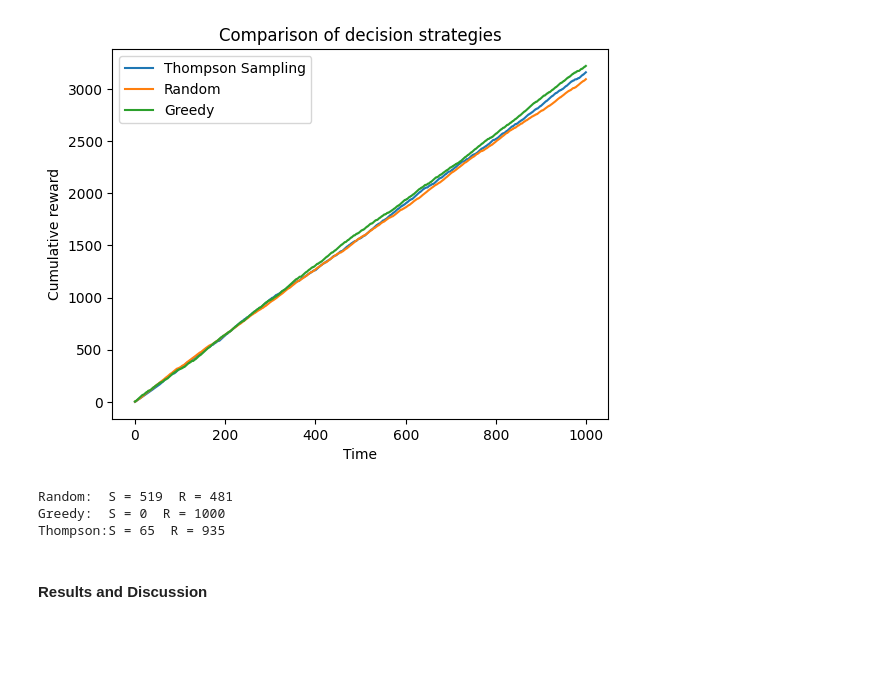
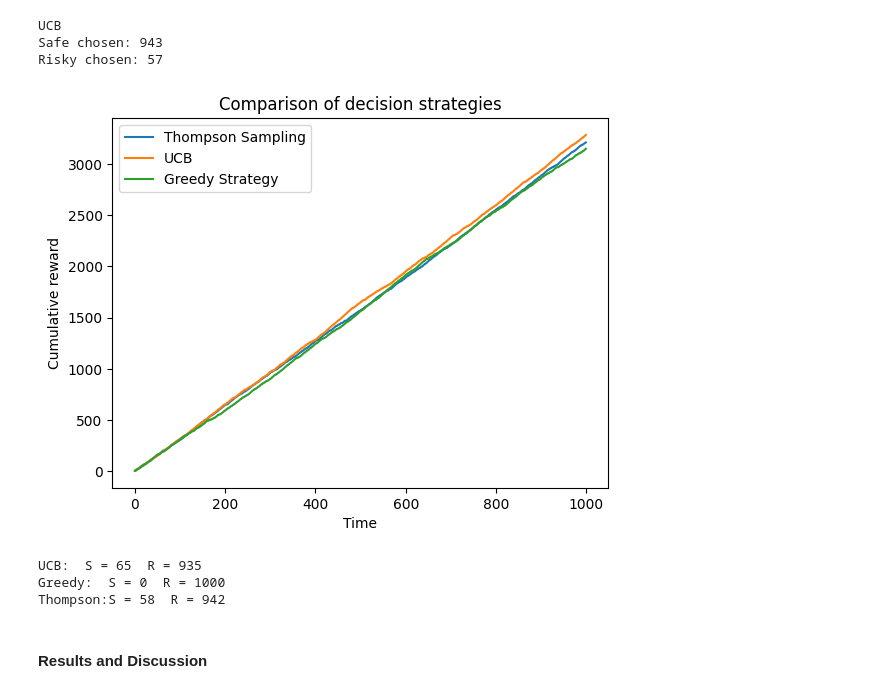
Before and after one commit to rumen111/learning-from-experience, a Jupyter notebook: bayesian_updating.ipynb, the cells around one changed output. Drawn from its saved outputs; the diff is of its cells as text; code cells hidden in the pictures; blank space fills up the shorter version.

```diff
--- a/bayesian_updating.ipynb
+++ b/bayesian_updating.ipynb
@@ -277,62 +265,76 @@ cum_greedy = np.cumsum(rewards_greedy)
 # %%
-# Random exploration simulation
+# UCB strategy (DM learns mean reward; chooses using optimism bonus)
 
-alpha_S = 1
-beta_S = 1
-alpha_R = 1
-beta_R = 1
+choices_ucb = []
+rewards_ucb = []
 
-choices_random = []
-rewards_random = []
+n_S, n_R = 0, 0
+Q_S, Q_R = 0.0, 0.0
 
-for t in range(T):
+c_ucb = 1.0  # exploration parameter
 
-    # choose randomly
-    if np.random.rand() < 0.5:
+for t in range(1, T + 1):
+
+    # ensure each arm is tried once
+    if n_S == 0:
         choice = "S"
+    elif n_R == 0:
+        choice = "R"
     else:
-        choice = "R"
+        ucb_S = Q_S + c_ucb * np.sqrt(np.log(t) / n_S)
+        ucb_R = Q_R + c_ucb * np.sqrt(np.log(t) / n_R)
 
-    choices_random.append(choice)
+        if ucb_R > ucb_S:
+            choice = "R"
+        elif ucb_S > ucb_R:
+            choice = "S"
+        else:
+            choice = "R" if np.random.rand() < 0.5 else "S"
 
-    # generate outcome
+    choices_ucb.append(choice)
+
+    # environment reward
     if choice == "S":
         reward = c
-        success = 1
-        alpha_S += 1
-
+        n_S += 1
+        Q_S += (reward - Q_S) / n_S
     else:
         success = np.random.rand() < p
         reward = r * success
+        n_R += 1
+        Q_R += (reward - Q_R) / n_R
 
-        if success:
-            alpha_R += 1
-        else:
-            beta_R += 1
+    rewards_ucb.append(reward)
 
-    rewards_random.append(reward)
+cumulative_rewards_ucb = np.cumsum(rewards_ucb)
 
-cum_random = np.cumsum(rewards_random)
+print("UCB")
+print("Safe chosen:", choices_ucb.count("S"))
+print("Risky chosen:", choices_ucb.count("R"))
+# %% [output]
+UCB
+Safe chosen: 943
+Risky chosen: 57
 # %%
-plt.plot(cumulative_rewards, label="Thompson Sampling")
-plt.plot(cum_random, label="Random")
-plt.plot(cum_greedy, label="Greedy")
+plt.plot(cumulative_rewards_thompson, label="Thompson Sampling")
+plt.plot(cumulative_rewards_ucb, label="UCB")
+plt.plot(cumulative_rewards_greedy, label="Greedy Strategy")
 
 plt.xlabel("Time")
 plt.ylabel("Cumulative reward")
 plt.title("Comparison of decision strategies")
 plt.legend()
 plt.show()
 # %% [output]
-[figure, old version]
+[figure, new version]
 # %%
-print("Random:  S =", choices_random.count("S"), " R =", choices_random.count("R"))
+print("UCB:  S =", choices_ucb.count("S"), " R =", choices_ucb.count("R"))
 print("Greedy:  S =", choices_greedy.count("S"), " R =", choices_greedy.count("R"))
-print("Thompson:S =", choices.count("S"), " R =", choices.count("R"))
+print("Thompson:S =", choices_thompson.count("S"), " R =", choices_thompson.count("R"))
 # %% [output]
-Random:  S = 519  R = 481
+UCB:  S = 65  R = 935
 Greedy:  S = 0  R = 1000
-Thompson:S = 65  R = 935
+Thompson:S = 58  R = 942
 # %% [markdown]
 #### Results and Discussion
 # %% [markdown]
```
Also changed, not shown: parts of 13 cells of this notebook.
